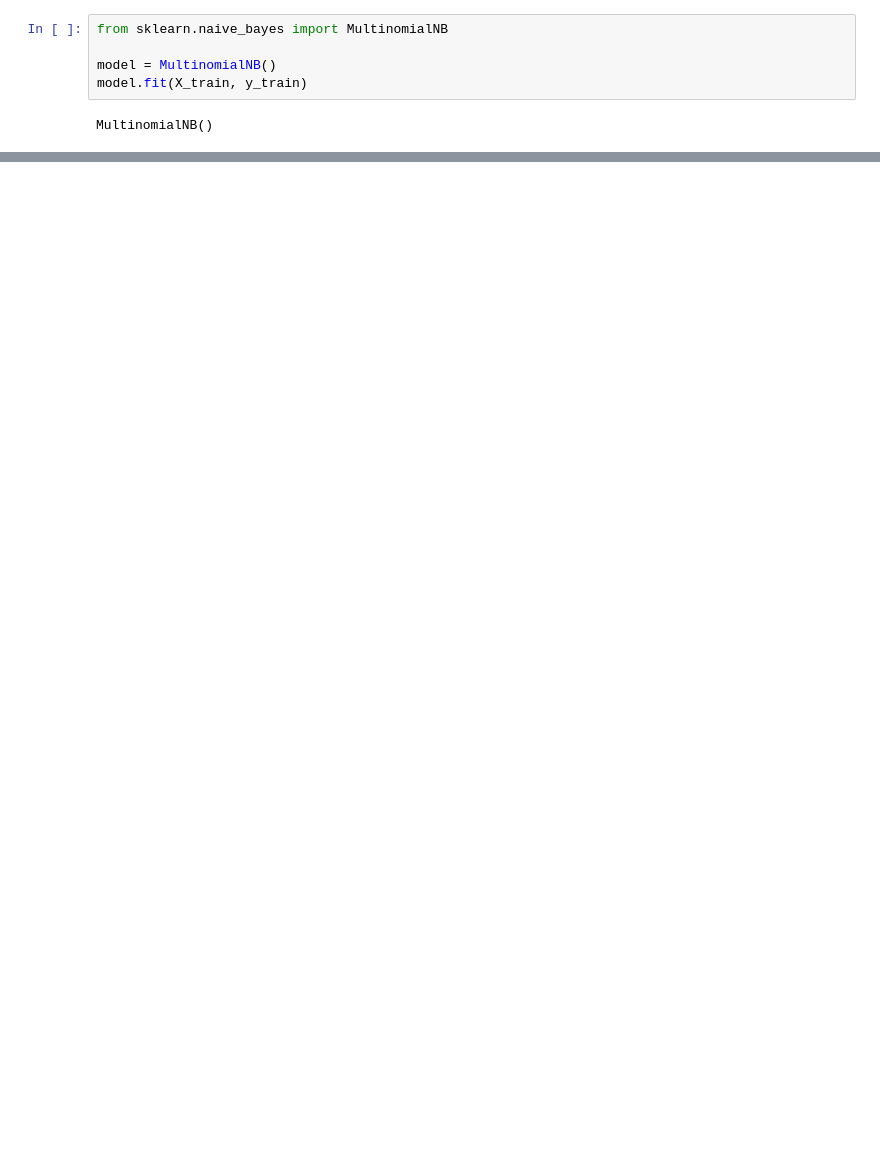
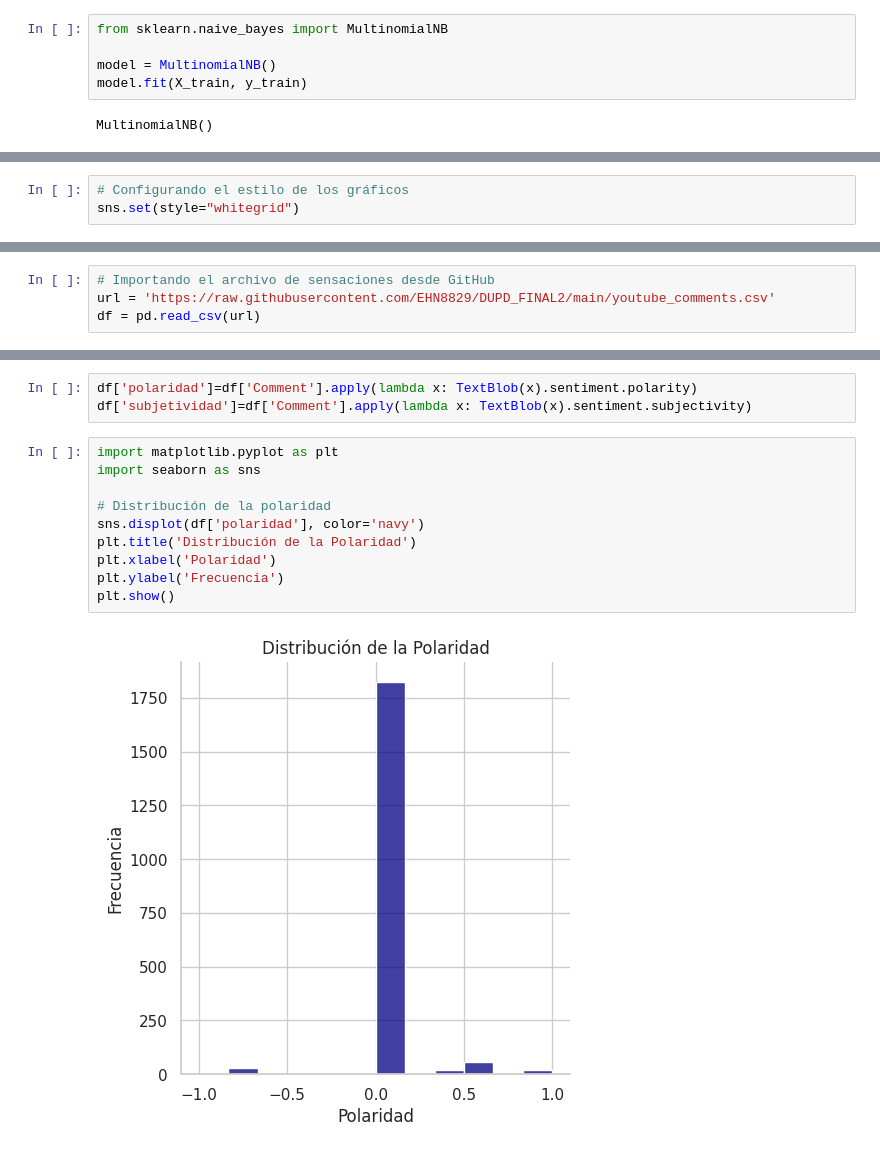
Before and after one commit to EHN8829/DUPD_FINAL, a Jupyter notebook: ExamenFinal1.ipynb, the cells around one changed output, grey strips where cells are left out. Cells and saved outputs as stored; diff of their text form; blank space fills up the shorter version.

```diff
--- a/ExamenFinal1.ipynb
+++ b/ExamenFinal1.ipynb
@@ -426,0 +785,3 @@ styled_table
+# %%
+# Configurando el estilo de los gráficos
+sns.set(style="whitegrid")
@@ -426,0 +971,4 @@ styled_table
+# %%
+# Importando el archivo de sensaciones desde GitHub
+url = 'https://raw.githubusercontent.com/EHN8829/DUPD_FINAL2/main/youtube_comments.csv'
+df = pd.read_csv(url)
@@ -426,0 +1001,15 @@ styled_table
+# %%
+df['polaridad']=df['Comment'].apply(lambda x: TextBlob(x).sentiment.polarity)
+df['subjetividad']=df['Comment'].apply(lambda x: TextBlob(x).sentiment.subjectivity)
+# %%
+import matplotlib.pyplot as plt
+import seaborn as sns
+
+# Distribución de la polaridad
+sns.displot(df['polaridad'], color='navy')
+plt.title('Distribución de la Polaridad')
+plt.xlabel('Polaridad')
+plt.ylabel('Frecuencia')
+plt.show()
+# %% [output]
+[figure, added]
```
Also changed, not shown: parts of 110 cells of this notebook.
